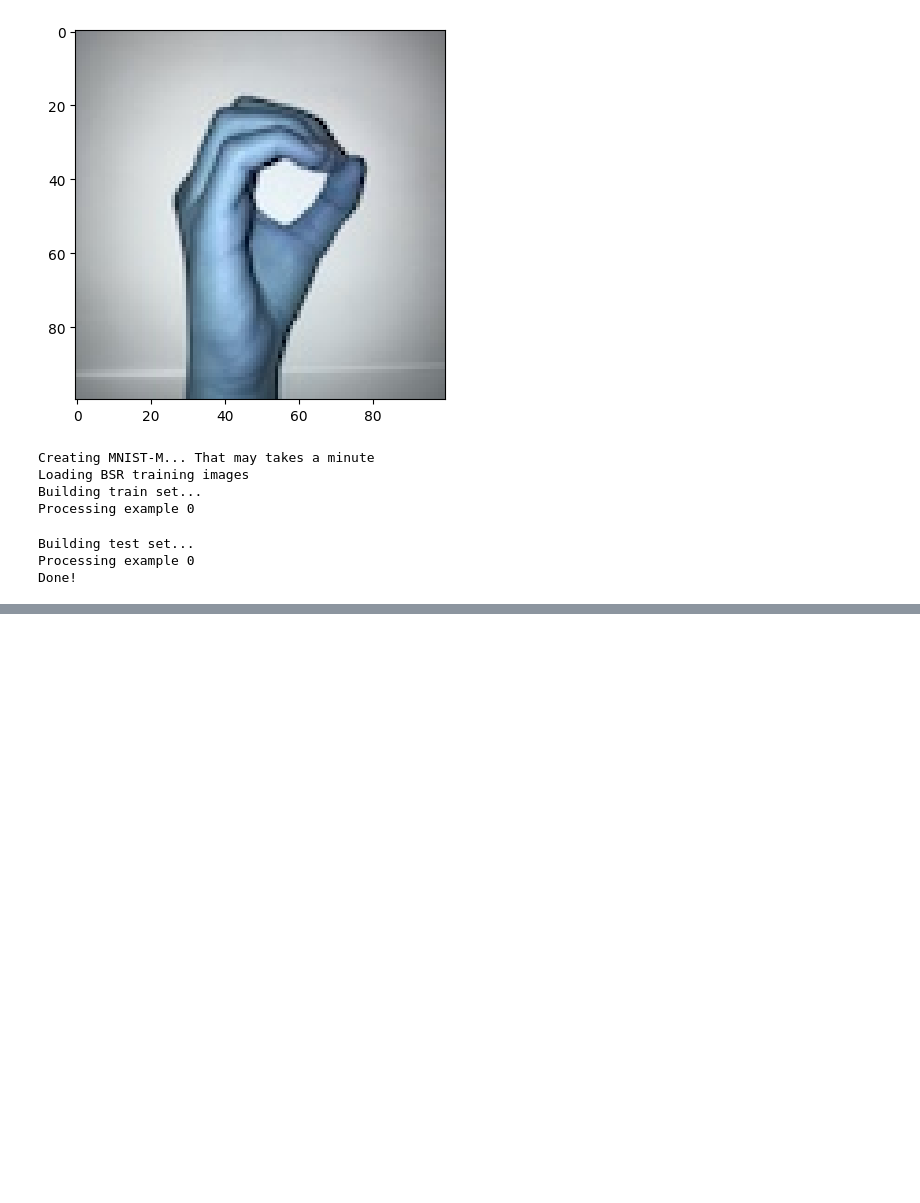
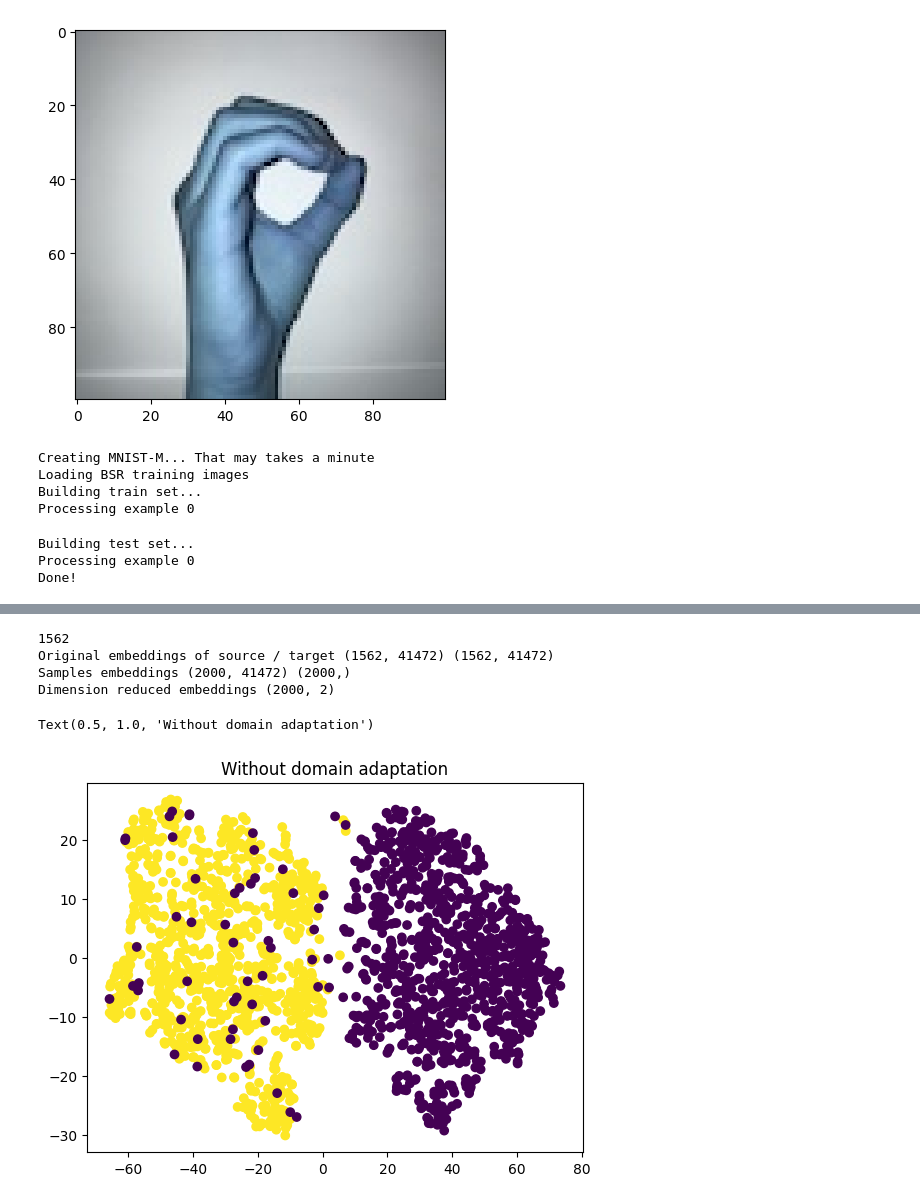
Before and after one commit to kratiagrawal100/SMAI_Team_30, a Jupyter notebook: ASL_Experiment.ipynb, the cells around one changed output, grey strips where cells are left out. Cells and saved outputs as stored; diff of their text form; code cells hidden in the pictures; blank space fills up the shorter version.

```diff
--- a/ASL_Experiment.ipynb
+++ b/ASL_Experiment.ipynb
@@ -342,7 +342,7 @@ epochs = 10
 
 naive_net = NaiveNet().cuda()
 
-optimizer = torch.optim.SGD(naive_net.parameters(), lr=0.01, momentum=0.9)
+optimizer = torch.optim.SGD(naive_net.parameters(), lr=0.001, momentum=0.9)
 
 # mu0, alpha, beta = 0.01, 10, 0.75
 # scheduler = torch.optim.lr_scheduler.LambdaLR(
@@ -562,0 +612,12 @@ Test loss: 29.8, test acc: 18.4,a:3.9957,b:1.66141
+# %%
+def extract_emb(net, loader):
+  embeddings = []
+
+  for x, _ in loader:
+    # print(x.shape)
+    with torch.no_grad():
+      feats = net.cnn(x.cuda()).view(len(x), -1).cpu()
+
+    embeddings.append(feats.numpy())
+
+  return np.concatenate(embeddings)
@@ -562,0 +626,28 @@ Test loss: 29.8, test acc: 18.4,a:3.9957,b:1.66141
+# %%
+source_emb = extract_emb(naive_net, source_train_loader)
+target_emb = extract_emb(naive_net, target_train_loader)
+print(len(source_emb))
+
+print("Original embeddings of source / target", source_emb.shape, target_emb.shape)
+
+indexes = np.random.permutation(len(source_emb))[:1000]
+
+emb = np.concatenate((source_emb[indexes], target_emb[indexes]))
+domains = np.concatenate((np.ones((1000,)), np.zeros((1000,))))
+
+print("Samples embeddings", emb.shape, domains.shape)
+
+tsne = TSNE(n_components=2)
+
+emb_2d = tsne.fit_transform(emb)
+print("Dimension reduced embeddings", emb_2d.shape)
+
+plt.scatter(emb_2d[:, 0], emb_2d[:, 1], c=domains)
+plt.title("Without domain adaptation")
+# %% [output]
+1562
+Original embeddings of source / target (1562, 41472) (1562, 41472)
+Samples embeddings (2000, 41472) (2000,)
+Dimension reduced embeddings (2000, 2)
+Text(0.5, 1.0, 'Without domain adaptation')
+[figure, added]
```
Also changed, not shown: parts of 10 cells of this notebook.
